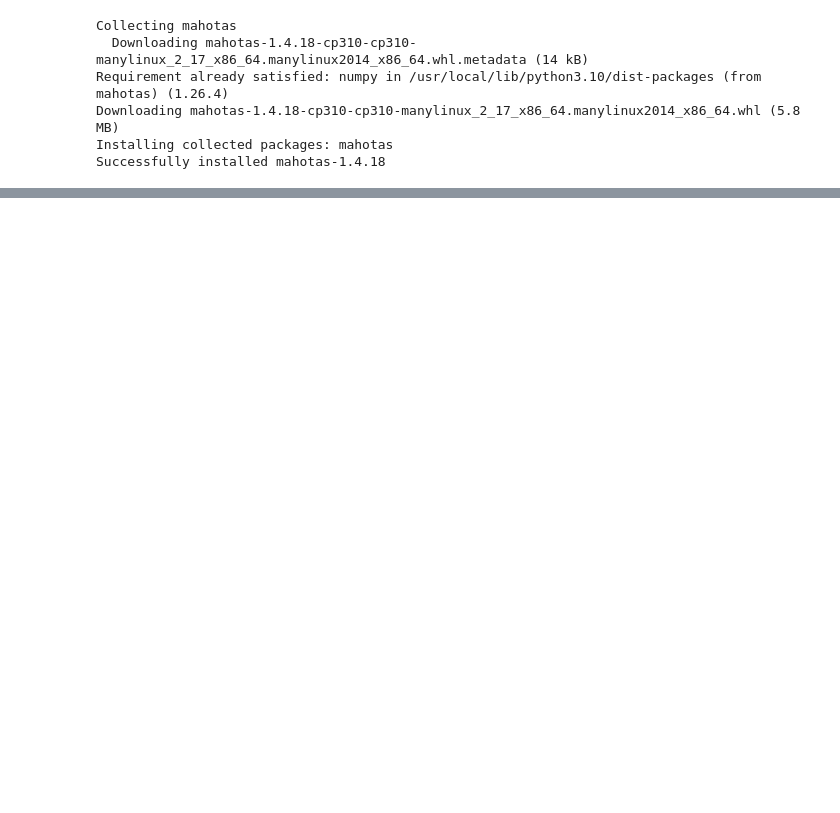
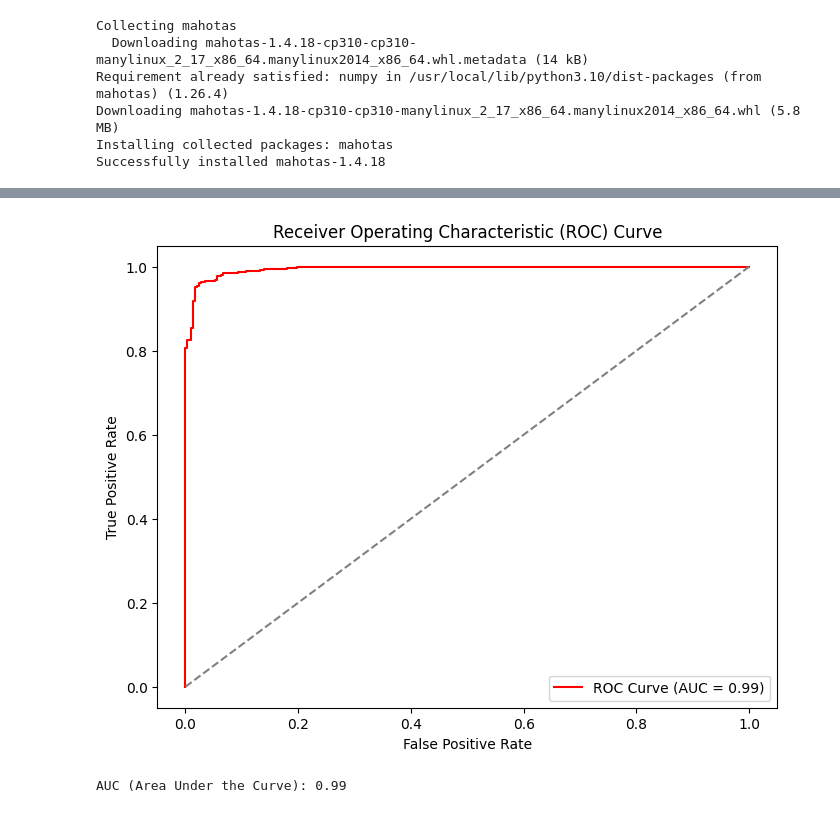
Before and after one commit to VedantKCSE/streamlit, a Jupyter notebook: PneumoniaDetection.ipynb, the cells around one changed output, grey strips where cells are left out. Saved outputs shown, nothing was run; the diff lists cells and outputs as text; code cells hidden in the pictures; blank space fills up the shorter version.

```diff
--- a/PneumoniaDetection.ipynb
+++ b/PneumoniaDetection.ipynb
@@ -502,0 +452,23 @@ weighted avg    96.85        96.84        96.81        1045.0
+# %%
+# Predict on the test set and get probabilities for ROC curve
+y_pred_prob = svm_classifier.predict_proba(X_test_scaled)[:, 1]  # Probabilities for class 1 (Pneumonia)
+
+# ROC Curve and AUC
+fpr, tpr, thresholds = roc_curve(y_test, y_pred_prob)
+auc = roc_auc_score(y_test, y_pred_prob)
+
+# Plot the ROC Curve
+plt.figure(figsize=(8, 6))
+plt.plot(fpr, tpr, color='red', label=f'ROC Curve (AUC = {auc:.2f})')
+plt.plot([0, 1], [0, 1], color='gray', linestyle='--')  # Diagonal line (no discrimination)
+plt.xlabel('False Positive Rate')
+plt.ylabel('True Positive Rate')
+plt.title('Receiver Operating Characteristic (ROC) Curve')
+plt.legend(loc='lower right')
+plt.show()
+
+# Print AUC score
+print(f"AUC (Area Under the Curve): {auc:.2f}")
+# %% [output]
+[figure, added]
+AUC (Area Under the Curve): 0.99
```
Also changed, not shown: parts of 23 cells of this notebook.
